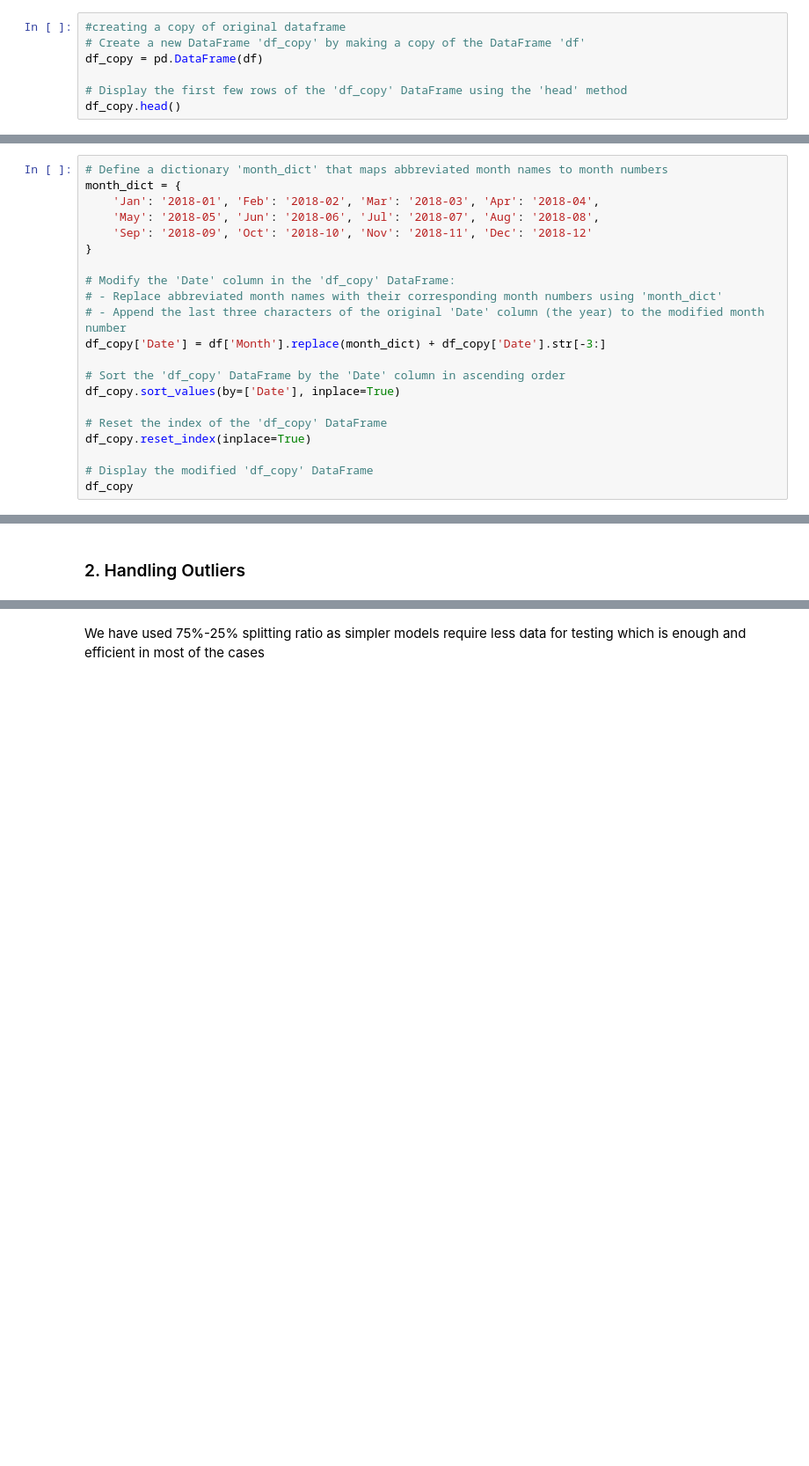
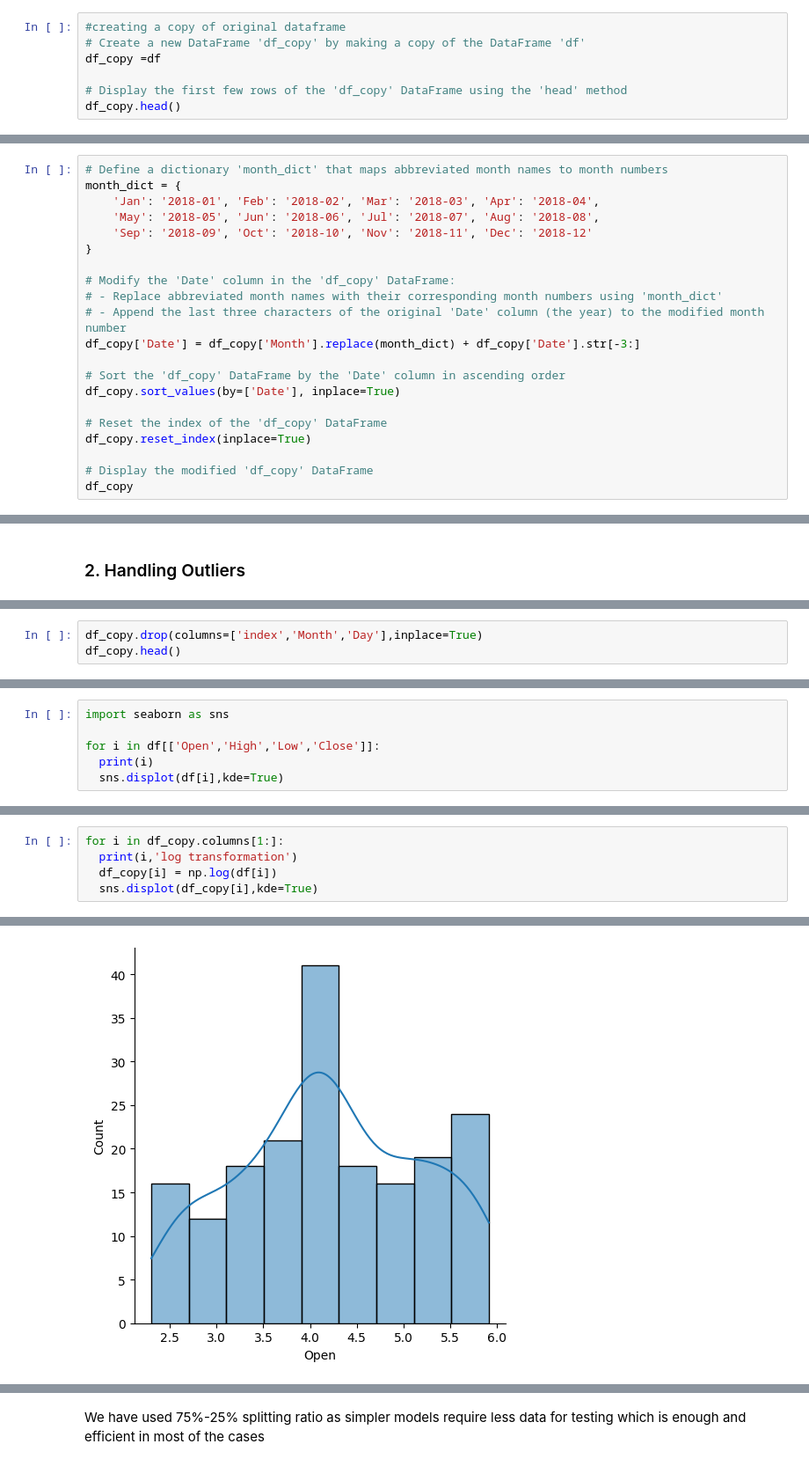
Before and after one commit to puttadharani/Yes-bank-stock-closing-price-prediction, a Jupyter notebook: Yes_bank_stock_closing_price_prediction.ipynb, the cells around one changed output, grey strips where cells are left out. Shown at 88% size. Saved outputs shown, nothing was run; the diff lists cells and outputs as text; blank space fills up the shorter version.

```diff
--- a/Yes_bank_stock_closing_price_prediction.ipynb
+++ b/Yes_bank_stock_closing_price_prediction.ipynb
@@ -472,7 +433,7 @@ Line chart of low and Close price
 # %%
 #creating a copy of original dataframe
 # Create a new DataFrame 'df_copy' by making a copy of the DataFrame 'df'
-df_copy = pd.DataFrame(df)
+df_copy =df
 
 # Display the first few rows of the 'df_copy' DataFrame using the 'head' method
 df_copy.head()
@@ -513,7 +474,7 @@ month_dict = {
 # Modify the 'Date' column in the 'df_copy' DataFrame:
 # - Replace abbreviated month names with their corresponding month numbers using 'month_dict'
 # - Append the last three characters of the original 'Date' column (the year) to the modified month number
-df_copy['Date'] = df['Month'].replace(month_dict) + df_copy['Date'].str[-3:]
+df_copy['Date'] = df_copy['Month'].replace(month_dict) + df_copy['Date'].str[-3:]
 
 # Sort the 'df_copy' DataFrame by the 'Date' column in ascending order
 df_copy.sort_values(by=['Date'], inplace=True)
@@ -1807,0 +1153,3 @@ Dependent_variable: Close
+# %%
+df_copy.drop(columns=['index','Month','Day'],inplace=True)
+df_copy.head()
@@ -1807,0 +1163,6 @@ Dependent_variable: Close
+# %%
+import seaborn as sns
+
+for i in df[['Open','High','Low','Close']]:
+  print(i)
+  sns.displot(df[i],kde=True)
@@ -1807,0 +1182,6 @@ Dependent_variable: Close
+# %%
+for i in df_copy.columns[1:]:
+  print(i,'log transformation')
+  df_copy[i] = np.log(df[i])
+  sns.displot(df_copy[i],kde=True)
+# %% [output]
@@ -1807,0 +1192 @@ Dependent_variable: Close
+[figure, added]
```
Also changed, not shown: parts of 319 cells of this notebook.
